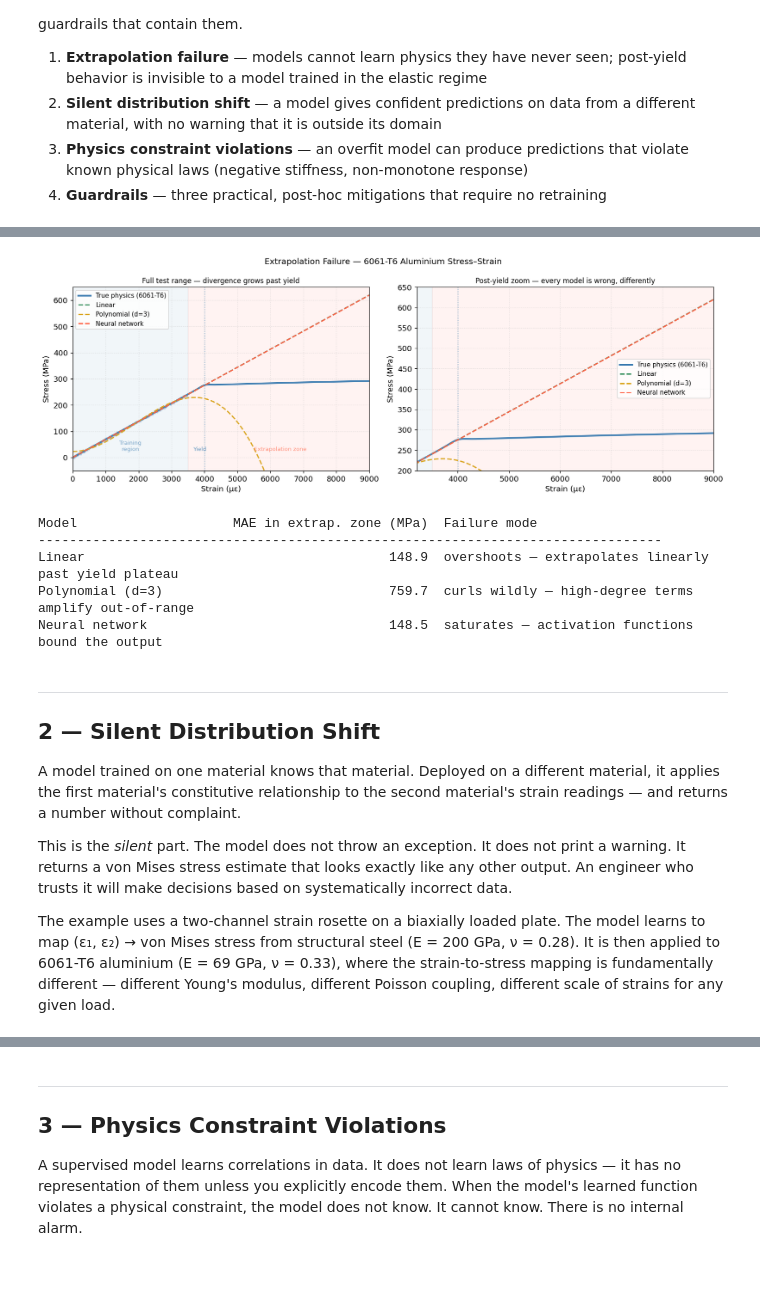
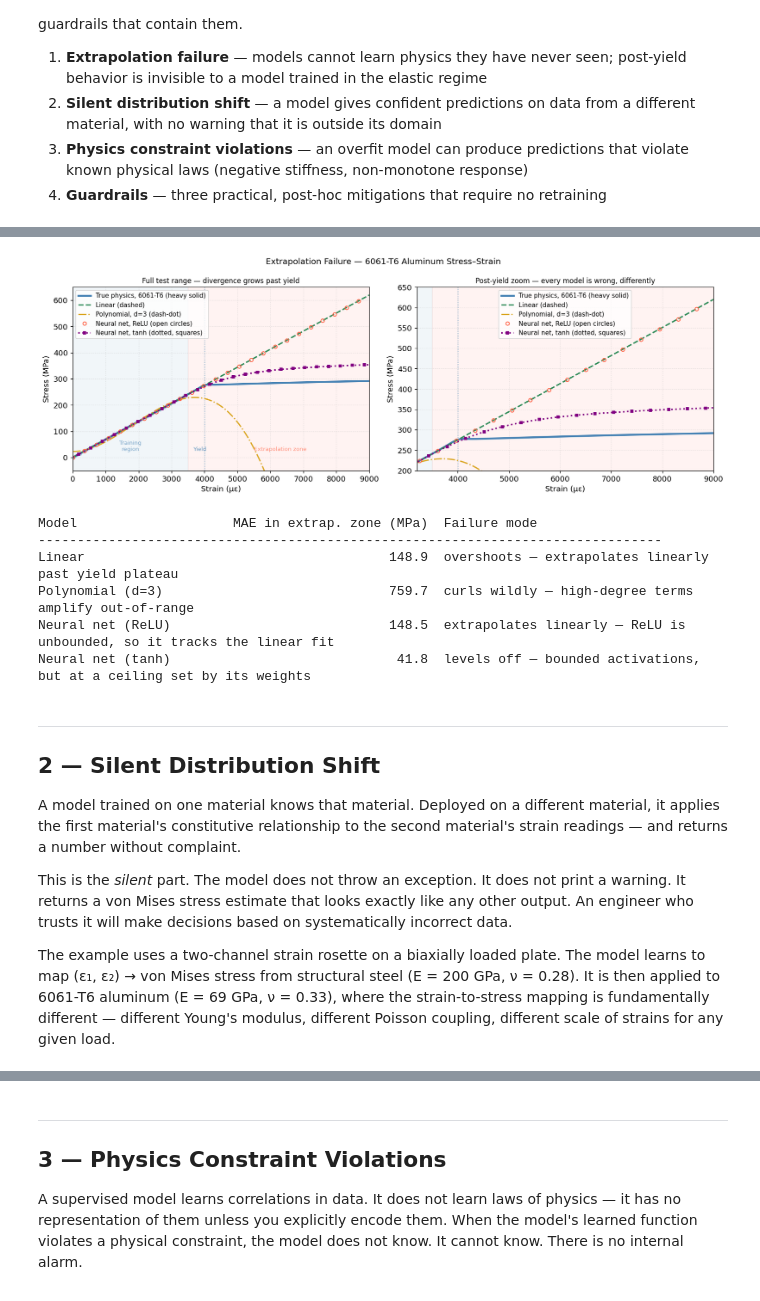
Before and after one commit to mike-bower/modern-strain-gage-technology-notebooks, a Jupyter notebook: notebooks/ch64_what_ai_cannot_do.ipynb, the cells around one changed output, grey strips where cells are left out. Drawn from its saved outputs; the diff is of its cells as text; code cells hidden in the pictures.

```diff
--- a/notebooks/ch64_what_ai_cannot_do.ipynb
+++ b/notebooks/ch64_what_ai_cannot_do.ipynb
@@ -47,6 +50,6 @@ Three model families are trained here on elastic-zone data only (0–3500 µε,
 # %%
 # ── 1. Extrapolation Failure ──────────────────────────────────────────────────
-# Physical constants for 6061-T6 aluminium (imports live in the top cell).
+# Physical constants for 6061-T6 aluminum (imports live in the top cell).
 E_mpa     = 68900   # Young's modulus (MPa) — 68.9 GPa
 sigma_y   = 276     # yield strength (MPa)
 sigma_uts = 310     # ultimate tensile strength (MPa)
@@ -76,20 +79,46 @@ sig_tr = al_stress(eps_tr) + np.random.normal(0, 2, 400)
 lin  = LinearRegression().fit(eps_tr.reshape(-1, 1), sig_tr)
 poly = Pipeline([('p', PolynomialFeatures(3)), ('r', LinearRegression())]).fit(
          eps_tr.reshape(-1, 1), sig_tr)
+# Default MLPRegressor activation is ReLU (unbounded): it extrapolates linearly.
 nn   = MLPRegressor(hidden_layer_sizes=(64, 32, 16), max_iter=3000,
                     random_state=0, alpha=0.01).fit(eps_tr.reshape(-1, 1), sig_tr)
+# Same architecture with a bounded activation (tanh). Inputs and target are
+# standardized so the tanh units are not saturated inside the training range.
+nn_tanh = TransformedTargetRegressor(
+    regressor=Pipeline([('s', StandardScaler()),
+                        ('m', MLPRegressor(hidden_layer_sizes=(64, 32, 16), activation='tanh',
+                                           solver='lbfgs', max_iter=5000,
+                                           random_state=0, alpha=0.01))]),
+    transformer=StandardScaler()).fit(eps_tr.reshape(-1, 1), sig_tr)
 
 eps_te = np.linspace(0, 9000, 300)
 true   = al_stress(eps_te)
 preds  = {
     'Linear':           lin.predict(eps_te.reshape(-1, 1)),
     'Polynomial (d=3)': poly.predict(eps_te.reshape(-1, 1)),
-    'Neural network':   nn.predict(eps_te.reshape(-1, 1)),
+    'Neural net (ReLU)': nn.predict(eps_te.reshape(-1, 1)),
+    'Neural net (tanh)': nn_tanh.predict(eps_te.reshape(-1, 1)),
 }
-colors = {'Linear': 'seagreen', 'Polynomial (d=3)': 'goldenrod', 'Neural network': 'tomato'}
+# Colour plus a second, non-colour cue for each model (black-and-white edition).
+# The ReLU network lies on top of the linear fit, so it is drawn with markers
+# over the dashed linear line rather than as a line that would hide it.
+styles = {
+    'Linear':            dict(color='seagreen',  ls='--', lw=2.0),
+    'Polynomial (d=3)':  dict(color='goldenrod', ls='-.', lw=1.8),
+    'Neural net (ReLU)': dict(color='tomato',    ls='none', marker='o', ms=5,
+                              mfc='none', mew=1.2, markevery=12),
+    'Neural net (tanh)': dict(color='purple',    ls=':', lw=2.2, marker='s', ms=4,
+                              markevery=(6, 12)),
+}
+labels = {
+    'Linear':            'Linear (dashed)',
+    'Polynomial (d=3)':  'Polynomial, d=3 (dash-dot)',
+    'Neural net (ReLU)': 'Neural net, ReLU (open circles)',
+    'Neural net (tanh)': 'Neural net, tanh (dotted, squares)',
+}
 
 fig, axes = plt.subplots(1, 2, figsize=(14, 5))
-fig.suptitle('Extrapolation Failure — 6061-T6 Aluminium Stress–Strain', fontsize=12)
+fig.suptitle('Extrapolation Failure — 6061-T6 Aluminum Stress–Strain', fontsize=12)
 
 for ax, xlim, ylim, title in [
     (axes[0], (0, 9000),    (-50, 650),
@@ -99,44 +128,46 @@ for ax, xlim, ylim, title in [
 ]:
     ax.axvspan(0,    3500, alpha=0.07, color='steelblue')
     ax.axvspan(3500, 9000, alpha=0.07, color='tomato')
-    ax.plot(eps_te, true, 'steelblue', lw=2.5, label='True physics (6061-T6)')
+    ax.plot(eps_te, true, 'steelblue', lw=2.8, label='True physics, 6061-T6 (heavy solid)')
     ax.axvline(eps_y_ue, color='steelblue', lw=1, ls=':', alpha=0.7)
     if ax is axes[0]:
         ax.text(3650, 25, 'Yield', fontsize=8, color='steelblue', alpha=0.8)
         ax.text(1750, 25, 'Training\nregion', ha='center', fontsize=8,
                 color='steelblue', alpha=0.7)
         ax.text(6300, 25, 'Extrapolation zone', ha='center', fontsize=8,
                 color='tomato', alpha=0.7)
         ax.scatter(eps_tr, sig_tr, s=3, alpha=0.15, color='steelblue')
     for name, pred in preds.items():
-        ax.plot(eps_te, pred, color=colors[name], lw=1.8, ls='--', label=name)
+        ax.plot(eps_te, pred, label=labels[name], **styles[name])
     ax.set_xlim(*xlim); ax.set_ylim(*ylim)
     ax.set_xlabel('Strain (µε)'); ax.set_ylabel('Stress (MPa)')
     ax.set_title(title, fontsize=10)
     ax.legend(fontsize=9); ax.grid(True, linestyle=':', alpha=0.4)
 
 plt.tight_layout()
 plt.savefig(OUT_DIR / 'fig64_nb1_extrapolation_failure.png', bbox_inches='tight', dpi=150)
 plt.show()
 
 extrap = eps_te > 3500
 failure_modes = {
     'Linear':           'overshoots — extrapolates linearly past yield plateau',
     'Polynomial (d=3)': 'curls wildly — high-degree terms amplify out-of-range',
-    'Neural network':   'saturates — activation functions bound the output',
+    'Neural net (ReLU)': 'extrapolates linearly — ReLU is unbounded, so it tracks the linear fit',
+    'Neural net (tanh)': 'levels off — bounded activations, but at a ceiling set by its weights',
 }
 print(f"{'Model':22s}  {'MAE in extrap. zone (MPa)':>26}  {'Failure mode'}")
 print('-' * 80)
 for name, pred in preds.items():
     mae = np.abs(pred[extrap] - true[extrap]).mean()
     print(f"{name:22s}  {mae:>26.1f}  {failure_modes[name]}")
 # %% [output]
-[figure, old version]
+[figure, new version]
 Model                    MAE in extrap. zone (MPa)  Failure mode
 --------------------------------------------------------------------------------
 Linear                                       148.9  overshoots — extrapolates linearly past yield plateau
 Polynomial (d=3)                             759.7  curls wildly — high-degree terms amplify out-of-range
-Neural network                               148.5  saturates — activation functions bound the output
+Neural net (ReLU)                            148.5  extrapolates linearly — ReLU is unbounded, so it tracks the linear fit
+Neural net (tanh)                             41.8  levels off — bounded activations, but at a ceiling set by its weights
 # %% [markdown]
 ---
 ## 2 — Silent Distribution Shift
@@ -145,7 +176,7 @@ A model trained on one material knows that material. Deployed on a different mat
 
 This is the *silent* part. The model does not throw an exception. It does not print a warning. It returns a von Mises stress estimate that looks exactly like any other output. An engineer who trusts it will make decisions based on systematically incorrect data.
 
-The example uses a two-channel strain rosette on a biaxially loaded plate. The model learns to map (ε₁, ε₂) → von Mises stress from structural steel (E = 200 GPa, ν = 0.28). It is then applied to 6061-T6 aluminium (E = 69 GPa, ν = 0.33), where the strain-to-stress mapping is fundamentally different — different Young's modulus, different Poisson coupling, different scale of strains for any given load.
+The example uses a two-channel strain rosette on a biaxially loaded plate. The model learns to map (ε₁, ε₂) → von Mises stress from structural steel (E = 200 GPa, ν = 0.28). It is then applied to 6061-T6 aluminum (E = 69 GPa, ν = 0.33), where the strain-to-stress mapping is fundamentally different — different Young's modulus, different Poisson coupling, different scale of strains for any given load.
 # %%
 # ── 2. Silent Distribution Shift ─────────────────────────────────────────────
 # A 2-channel strain rosette on a biaxially loaded plate.
```
Also changed, not shown: parts of 6 cells of this notebook, 57 other files.
